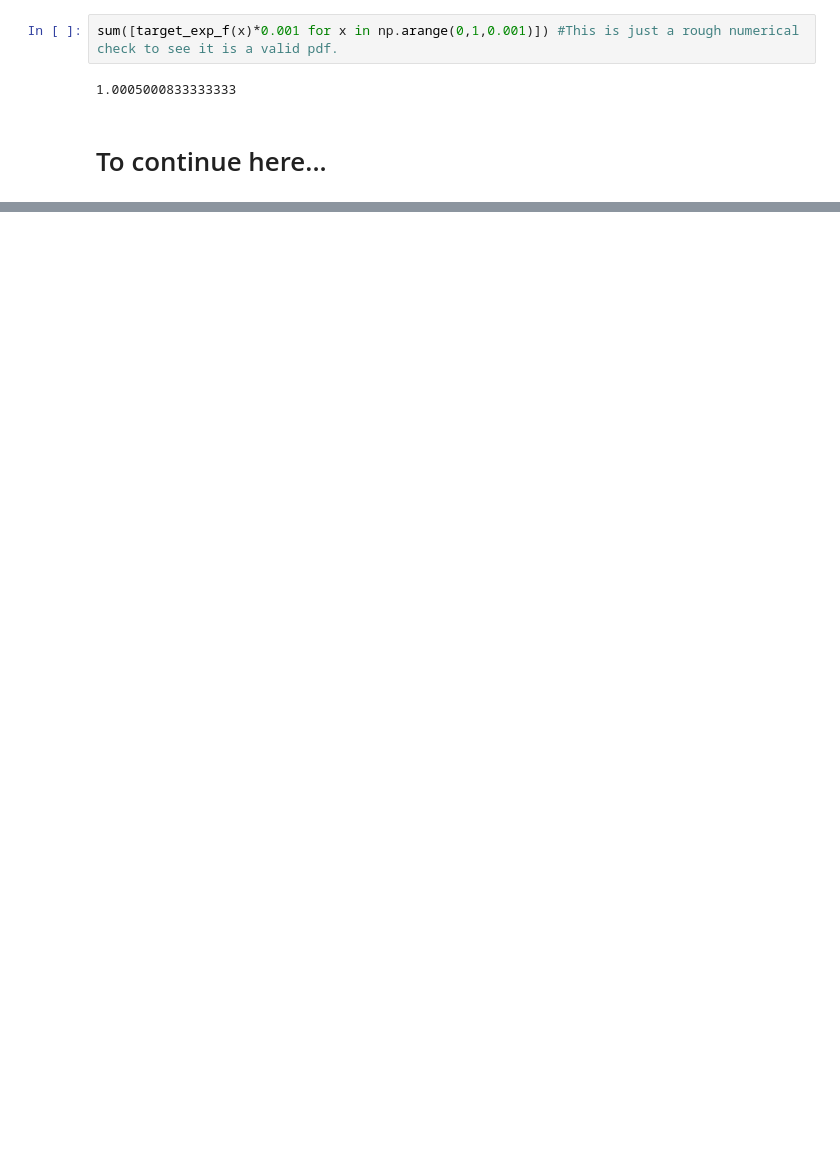
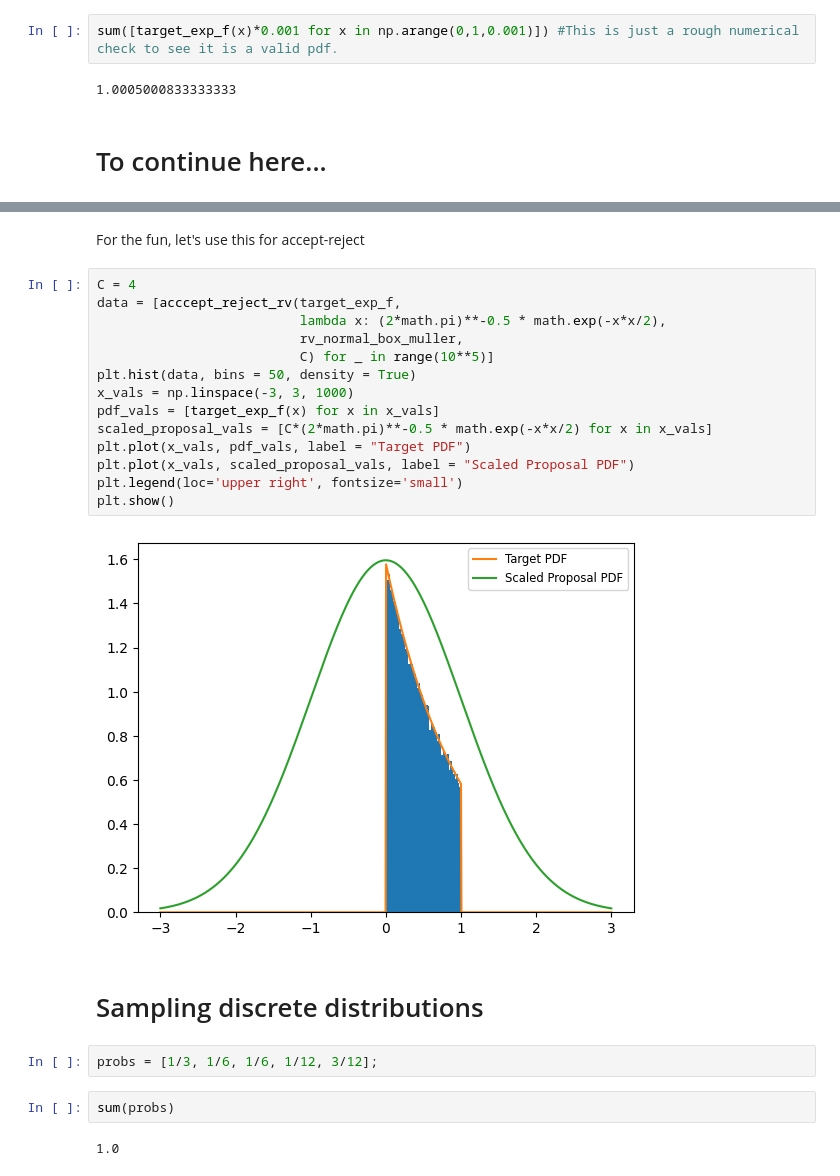
Before and after one commit to yoninazarathy/uq-stat2003-demos, a Jupyter notebook: Lec13_14.ipynb, the cells around one changed output, grey strips where cells are left out. Drawn from its saved outputs; the diff is of its cells as text; blank space fills up the shorter version.

```diff
--- a/Lec13_14.ipynb
+++ b/Lec13_14.ipynb
@@ -154,0 +207,26 @@ sum([target_exp_f(x)*0.001 for x in np.arange(0,1,0.001)]) #This is just a rough
+# %% [markdown]
+For the fun, let's use this for accept-reject
+# %%
+C = 4
+data = [acccept_reject_rv(target_exp_f,
+                          lambda x: (2*math.pi)**-0.5 * math.exp(-x*x/2),
+                          rv_normal_box_muller,
+                          C) for _ in range(10**5)]
+plt.hist(data, bins = 50, density = True)
+x_vals = np.linspace(-3, 3, 1000)
+pdf_vals = [target_exp_f(x) for x in x_vals]
+scaled_proposal_vals = [C*(2*math.pi)**-0.5 * math.exp(-x*x/2) for x in x_vals]
+plt.plot(x_vals, pdf_vals, label = "Target PDF")
+plt.plot(x_vals, scaled_proposal_vals, label = "Scaled Proposal PDF")
+plt.legend(loc='upper right', fontsize='small')
+plt.show()
+# %% [output]
+[figure, added]
+# %% [markdown]
+# Sampling discrete distributions
+# %%
+probs = [1/3, 1/6, 1/6, 1/12, 3/12];
+# %%
+sum(probs)
+# %% [output]
+1.0
```
Also changed, not shown: parts of 17 cells of this notebook.
